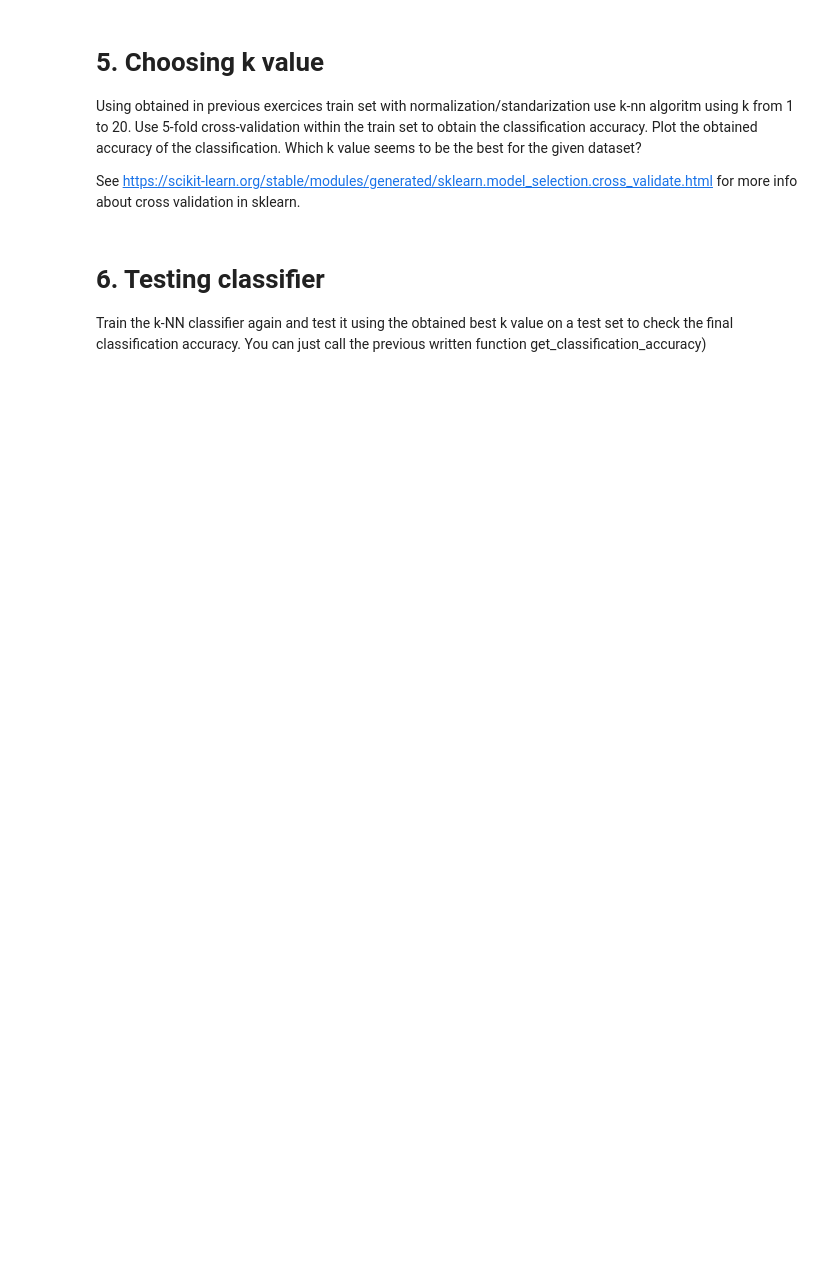
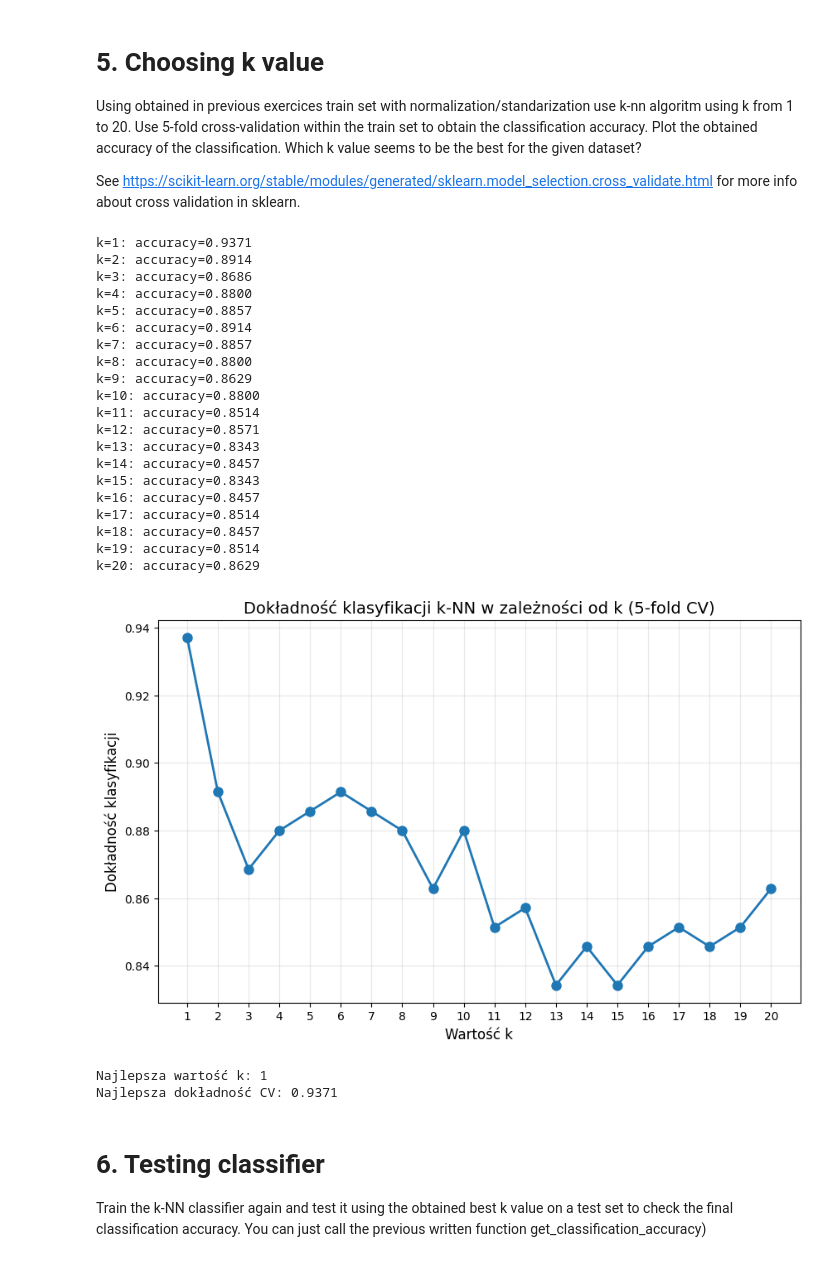
Before and after one commit to Michaszek224/wprowadzeniedosiecineuronowych, a Jupyter notebook: ml4/Exercices_knn.ipynb, the cells around one changed output. Cells and saved outputs as stored; diff of their text form; code cells hidden in the pictures; blank space fills up the shorter version.

```diff
--- a/ml4/Exercices_knn.ipynb
+++ b/ml4/Exercices_knn.ipynb
@@ -153,0 +150,15 @@ get_classification_accuracy(norm_train_X, train_Y, norm_test_X, test_Y)
+# %%
+def standarize_train_and_test(train_X, test_X):
+    scaler = preprocessing.StandardScaler()
+
+    normalized_train_X = scaler.fit_transform(train_X)
+
+    normalized_test_X = scaler.transform(test_X)
+
+    normalized_train_X = pd.DataFrame(normalized_train_X, columns=train_X.columns)
+    normalized_test_X = pd.DataFrame(normalized_test_X, columns=test_X.columns)
+
+    return normalized_train_X, normalized_test_X
+
+norm_train_X, norm_test_X = standarize_train_and_test(train_X, test_X)
+get_classification_accuracy(norm_train_X, train_Y, norm_test_X, test_Y)
@@ -161,3 +173,62 @@ See https://scikit-learn.org/stable/modules/generated/sklearn.model_selection.cr
+# %%
+from sklearn.model_selection import cross_validate
+
+def find_best_k(train_X, train_Y, k_range=range(1, 21), cv=5):
+    accuracies = []
+
+    for k in k_range:
+        knn = KNeighborsClassifier(n_neighbors=k)
+
+        cv_results = cross_validate(knn, train_X, train_Y, cv=cv,
+                                    scoring='accuracy', return_train_score=False)
+
+        mean_accuracy = cv_results['test_score'].mean()
+        accuracies.append(mean_accuracy)
+
+        print(f"k={k}: accuracy={mean_accuracy:.4f}")
+
+    plt.figure(figsize=(10, 6))
+    plt.plot(k_range, accuracies, marker='o', linewidth=2, markersize=8)
+    plt.xlabel('Wartość k', fontsize=12)
+    plt.ylabel('Dokładność klasyfikacji', fontsize=12)
+    plt.title('Dokładność klasyfikacji k-NN w zależności od k (5-fold CV)', fontsize=14)
+    plt.grid(True, alpha=0.3)
+    plt.xticks(k_range)
+    plt.show()
+
+    best_k = k_range[accuracies.index(max(accuracies))]
+    best_accuracy = max(accuracies)
+
+    print(f"\nNajlepsza wartość k: {best_k}")
+    print(f"Najlepsza dokładność CV: {best_accuracy:.4f}")
+
+    return best_k, accuracies
+
+best_k, accuracies = find_best_k(norm_train_X, train_Y)
+# %% [output]
+k=1: accuracy=0.9371
+k=2: accuracy=0.8914
+k=3: accuracy=0.8686
+k=4: accuracy=0.8800
+k=5: accuracy=0.8857
+k=6: accuracy=0.8914
+k=7: accuracy=0.8857
+k=8: accuracy=0.8800
+k=9: accuracy=0.8629
+k=10: accuracy=0.8800
+k=11: accuracy=0.8514
+k=12: accuracy=0.8571
+k=13: accuracy=0.8343
+k=14: accuracy=0.8457
+k=15: accuracy=0.8343
+k=16: accuracy=0.8457
+k=17: accuracy=0.8514
+k=18: accuracy=0.8457
+k=19: accuracy=0.8514
+k=20: accuracy=0.8629
+[figure, added]
+Najlepsza wartość k: 1
+Najlepsza dokładność CV: 0.9371
 # %% [markdown]
 # 6. Testing classifier
 Train the k-NN classifier again and test it using the obtained best k value on a test set to check the final classification accuracy. You can just call the previous written function get_classification_accuracy)
```
Also changed, not shown: parts of 14 cells of this notebook, 4 other files.
